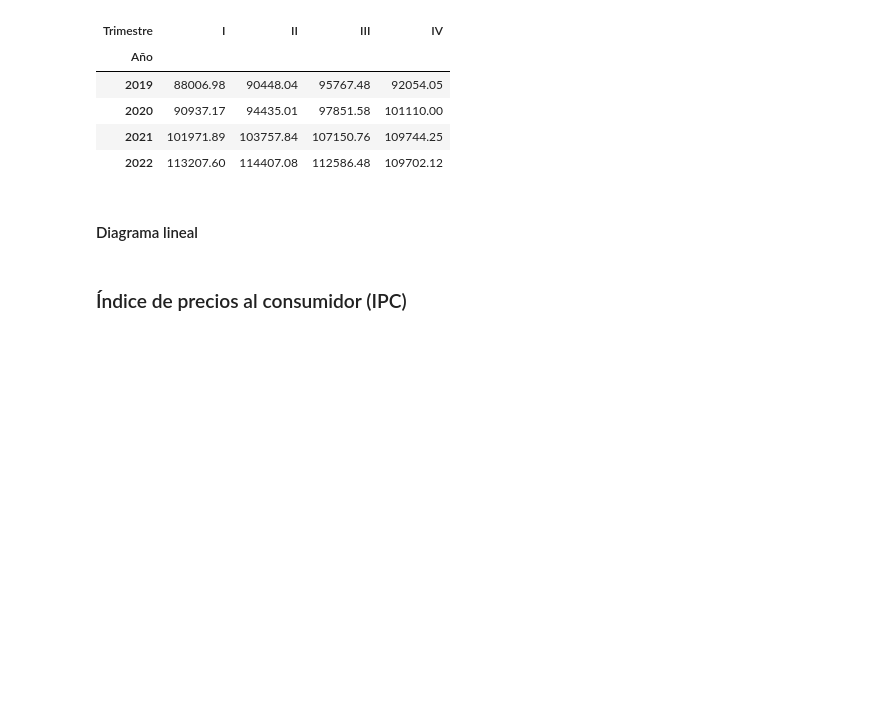
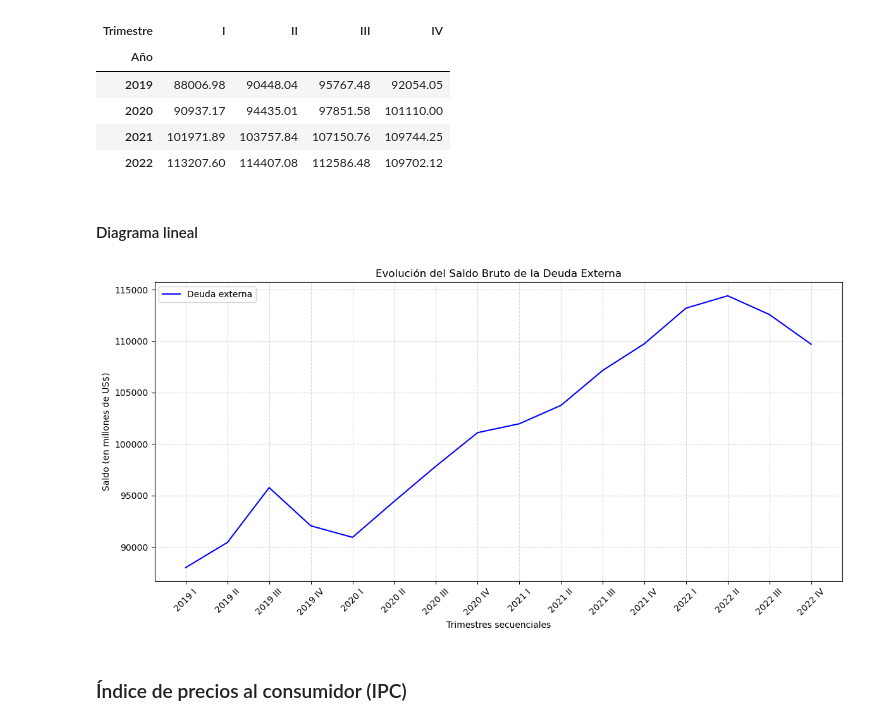
Before and after one commit to JosueRodriguezSams/CriptoSV---Samsung, a Jupyter notebook: Analisis_impacto_del_bitcoin.ipynb, the cells around one changed output. Cells and saved outputs as stored; diff of their text form; code cells hidden in the pictures; blank space fills up the shorter version.

Commit message:
Histograma de deuda externa agregado

```diff
--- a/Analisis_impacto_del_bitcoin.ipynb
+++ b/Analisis_impacto_del_bitcoin.ipynb
@@ -49,3 +49,28 @@ df_dEx
+# %%
+trimestres = []
+valores = []
+
+for year in df_dEx.index:
+    for trimester in df_dEx.columns:
+        trimestres.append(f"{year} {trimester}")
+        valores.append(df_dEx.loc[year, trimester])
+
+plt.figure(figsize=(12, 6))
+plt.plot(trimestres, valores, linestyle='-', color='b', label="Deuda externa")
+
+
+plt.title("Evolución del Saldo Bruto de la Deuda Externa")
+plt.xlabel("Trimestres secuenciales")
+plt.ylabel("Saldo (en millones de US$)")
+plt.xticks(rotation=45)
+plt.grid(True, linestyle='--', alpha=0.5)
+plt.legend()
+
+
+plt.tight_layout()
+plt.show()
+# %% [output]
+[figure, added]
 # %% [markdown]
 ### Índice de precios al consumidor (IPC)
 # %%
```
Also changed, not shown: parts of 2 cells of this notebook.
